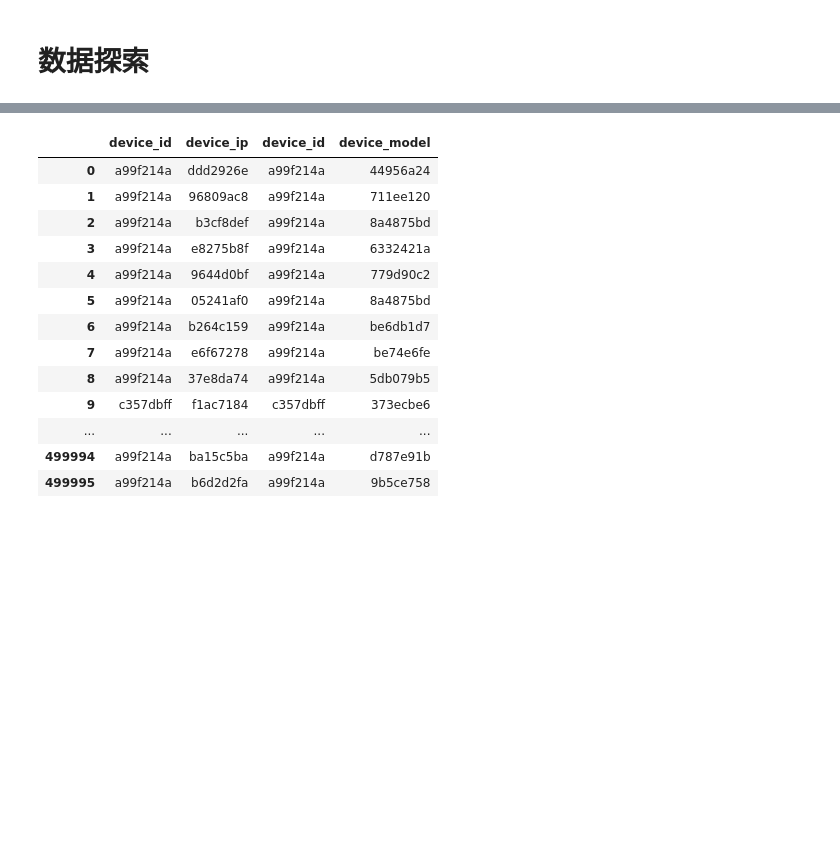
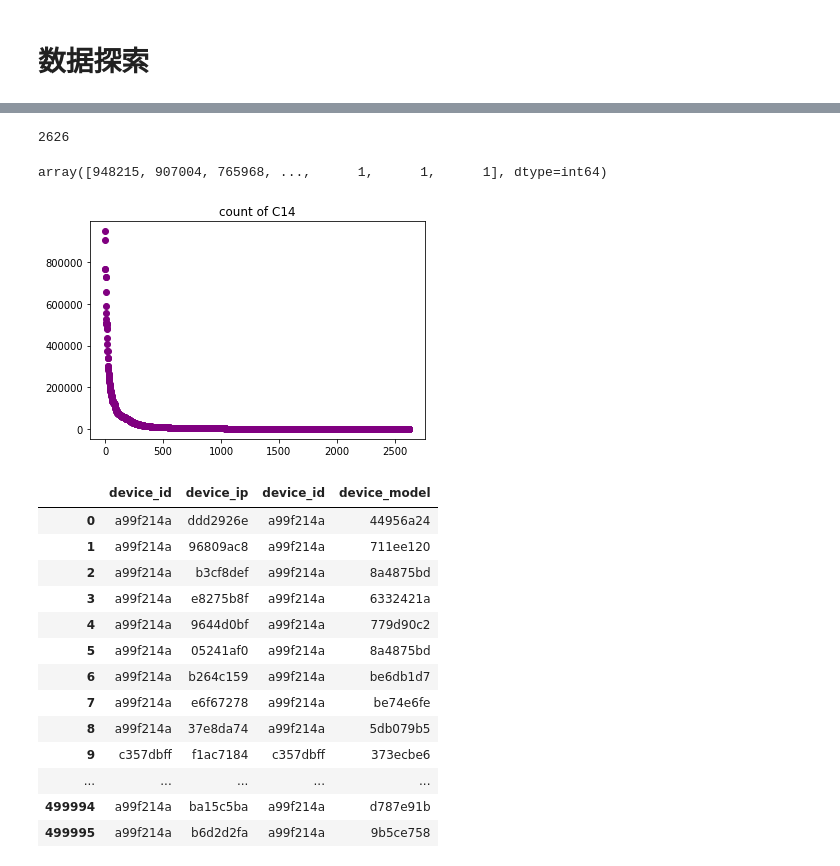
Before and after one commit to jhyehuang/kaggle-avazu, a Jupyter notebook: avazu_code/0. EDA.ipynb, the cells around one changed output, grey strips where cells are left out. Drawn from its saved outputs; the diff is of its cells as text; code cells hidden in the pictures; blank space fills up the shorter version.

```diff
--- a/avazu_code/0. EDA.ipynb
+++ b/avazu_code/0. EDA.ipynb
@@ -22,5 +40,4 @@ path='../avazu_data/'
  """
 
 #读取数据
-train = pd.read_csv(path+"train_01.csv")
-train.head()
+train = pd.read_csv(FLAGS.tmp_data_path+"C14")
@@ -67,3 +64,21 @@ train.describe()
+# %%
+len(list(set(train['C14'].values)))
+# %% [output]
+2626
+# %%
+a=train['C14'].value_counts()
+# %%
+a.values
+# %% [output]
+array([948215, 907004, 765968, ...,      1,      1,      1], dtype=int64)
+# %%
+import matplotlib.pyplot as plt
+import seaborn as sns
+%matplotlib inline
+plt.scatter(range(a.shape[0]), a.values,color='purple')
+plt.title("count of C14");
+# %% [output]
+[figure, added]
 # %%
 train[['device_id','device_ip','device_id','device_model']]
 # %% [output]
```
Also changed, not shown: parts of 7 cells of this notebook, 4 other files.
